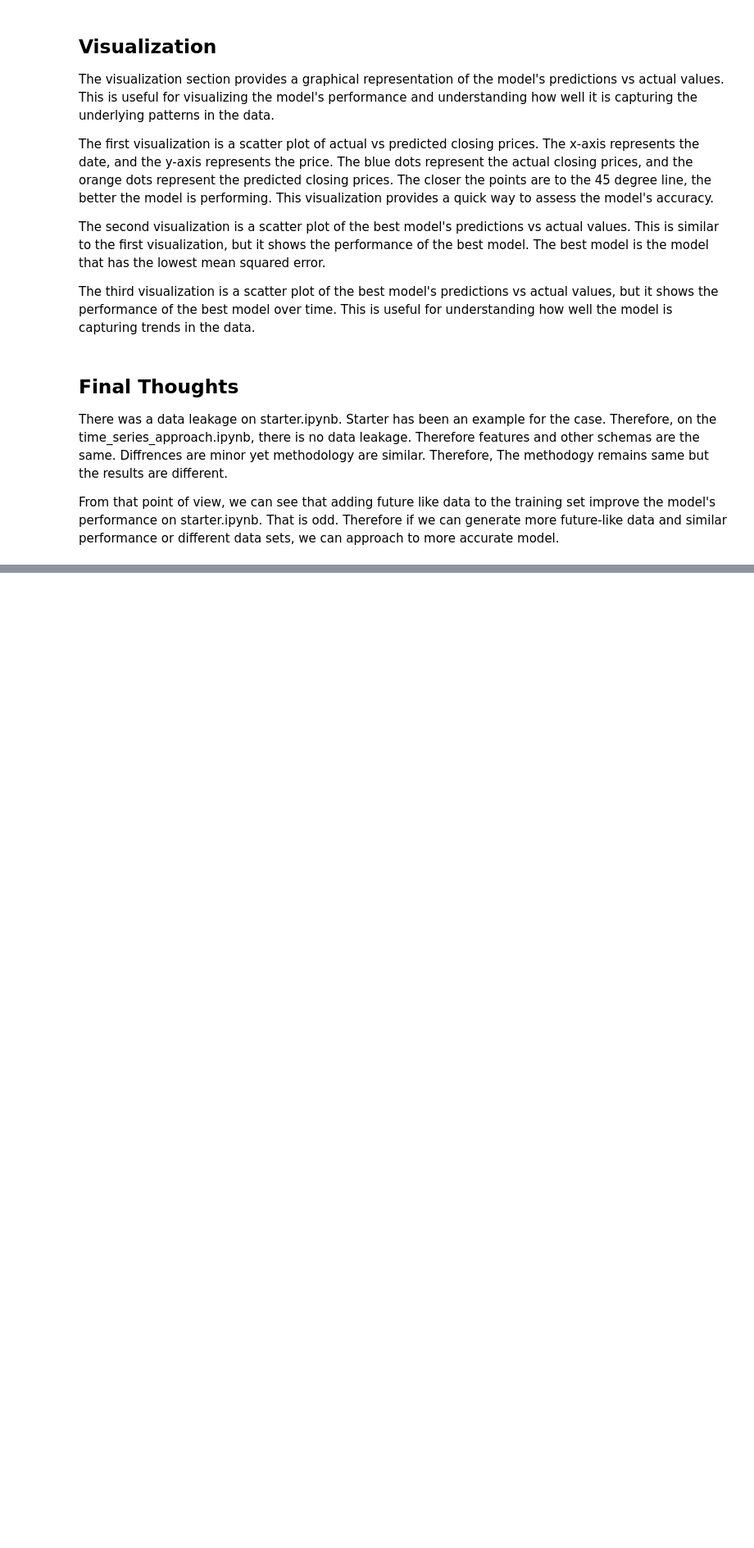
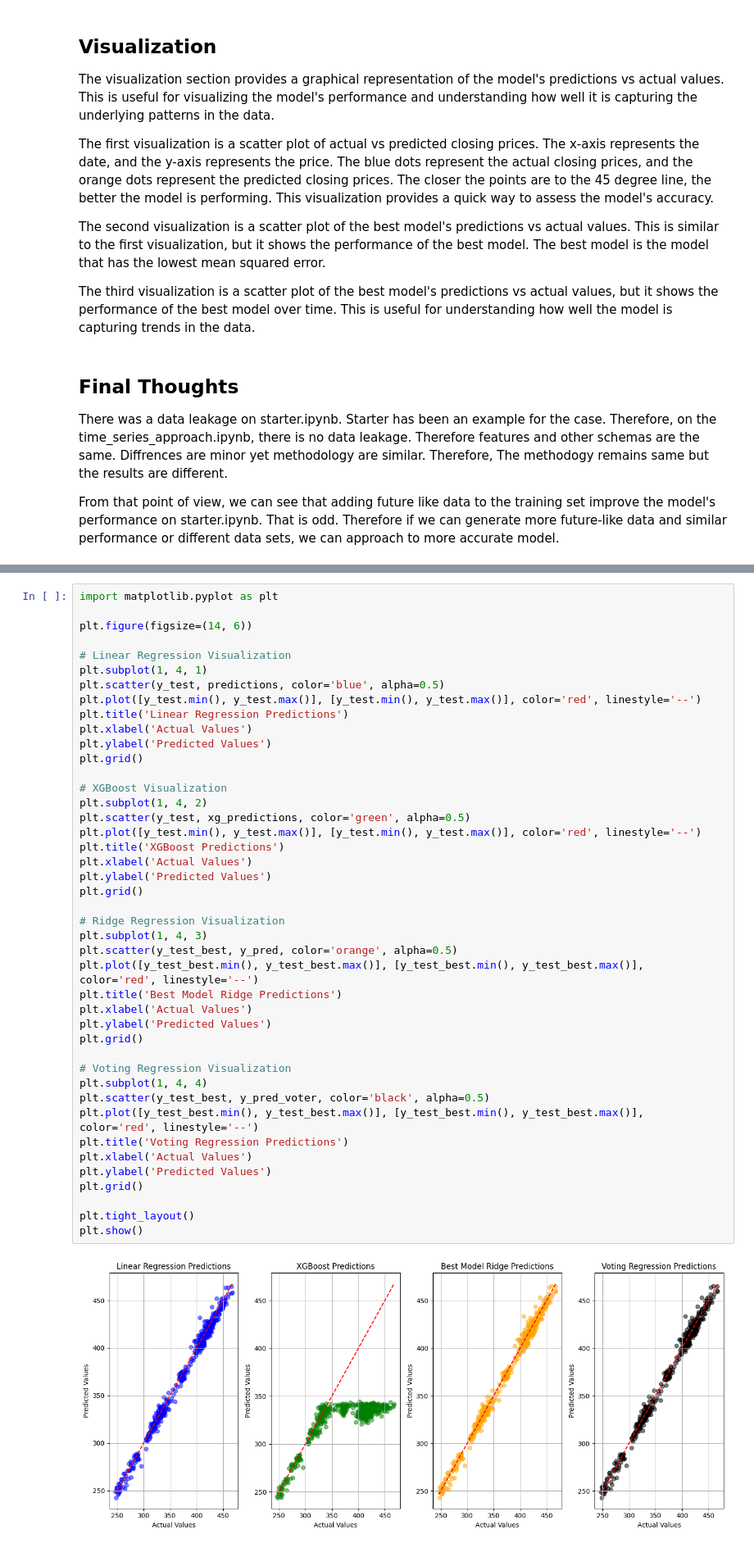
Before and after one commit to BcanTayiz/dtgs_cs, a Jupyter notebook: time_series_legacy_approach.ipynb, the cells around one changed output, grey strips where cells are left out. Shown at 82% size. Cells and saved outputs as stored; diff of their text form; blank space fills up the shorter version.

```diff
--- a/time_series_legacy_approach.ipynb
+++ b/time_series_legacy_approach.ipynb
@@ -445,0 +507,45 @@ From that point of view, we can see that adding future like data to the training
+# %%
+import matplotlib.pyplot as plt
+
+plt.figure(figsize=(14, 6))
+
+# Linear Regression Visualization
+plt.subplot(1, 4, 1)
+plt.scatter(y_test, predictions, color='blue', alpha=0.5)
+plt.plot([y_test.min(), y_test.max()], [y_test.min(), y_test.max()], color='red', linestyle='--')
+plt.title('Linear Regression Predictions')
+plt.xlabel('Actual Values')
+plt.ylabel('Predicted Values')
+plt.grid()
+
+# XGBoost Visualization
+plt.subplot(1, 4, 2)
+plt.scatter(y_test, xg_predictions, color='green', alpha=0.5)
+plt.plot([y_test.min(), y_test.max()], [y_test.min(), y_test.max()], color='red', linestyle='--')
+plt.title('XGBoost Predictions')
+plt.xlabel('Actual Values')
+plt.ylabel('Predicted Values')
+plt.grid()
+
+# Ridge Regression Visualization
+plt.subplot(1, 4, 3)
+plt.scatter(y_test_best, y_pred, color='orange', alpha=0.5)
+plt.plot([y_test_best.min(), y_test_best.max()], [y_test_best.min(), y_test_best.max()], color='red', linestyle='--')
+plt.title('Best Model Ridge Predictions')
+plt.xlabel('Actual Values')
+plt.ylabel('Predicted Values')
+plt.grid()
+
+# Voting Regression Visualization
+plt.subplot(1, 4, 4)
+plt.scatter(y_test_best, y_pred_voter, color='black', alpha=0.5)
+plt.plot([y_test_best.min(), y_test_best.max()], [y_test_best.min(), y_test_best.max()], color='red', linestyle='--')
+plt.title('Voting Regression Predictions')
+plt.xlabel('Actual Values')
+plt.ylabel('Predicted Values')
+plt.grid()
+
+plt.tight_layout()
+plt.show()
+# %% [output]
+[figure, added]
```
Also changed, not shown: parts of 13 cells of this notebook.
